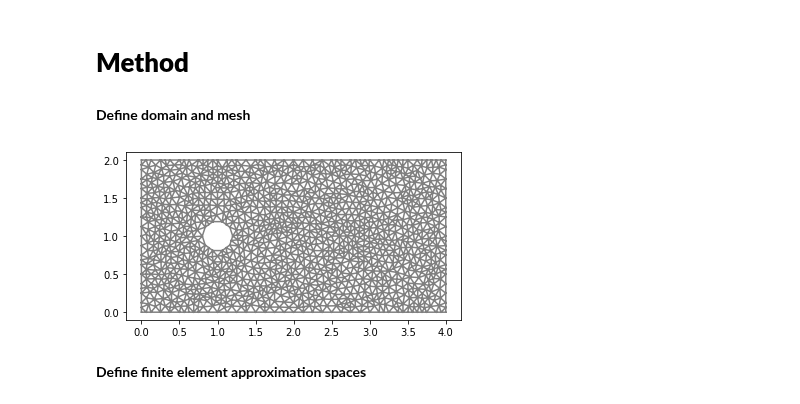
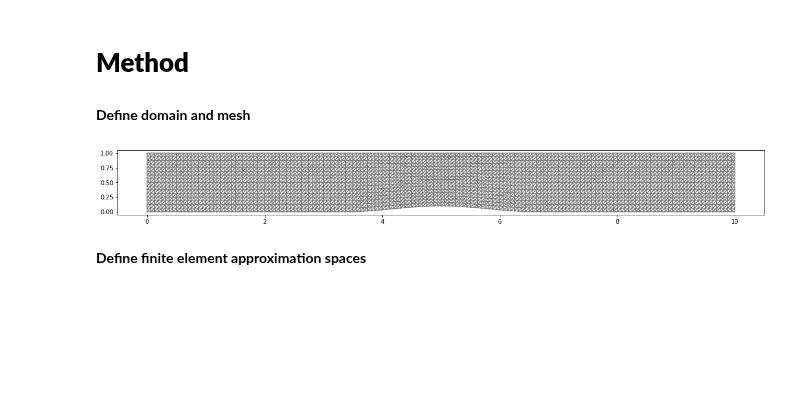
Before and after one commit to notanumber-sys/dd2365-project, a Jupyter notebook: project.ipynb, the cells around one changed output. Drawn from its saved outputs; the diff is of its cells as text; code cells hidden in the pictures; blank space fills up the shorter version.

Commit message:
fixed bottom boundary shape

```diff
--- a/project.ipynb
+++ b/project.ipynb
@@ -66,13 +66,14 @@ To read more about how to use similar methods for more complex problems, see e.g
 **Define domain and mesh**
 # %%
 # Define rectangular domain
-L = 4
-H = 2
+L = 10
+H = 1
 
-# Define circle
-xc = 1.0
-yc = 0.5*H
-rc = 0.2
+# Define bump
+B0 = H/10
+r = L/6
+bottom_shape = Expression("B0*pow(cos(pi*(x[0] - L/2)/(2*r)), 2.0)*(abs(x[0] - L/2) < r)", B0=B0, L=L, r=r, degree=2)
+shape_displacement = Expression(("0", "(B0*pow(cos(pi*(x[0] - L/2)/(2*r)), 2.0)*(abs(x[0] - L/2) < r))*((H - x[1])/H)"), B0=B0, L=L, r=r, H=H, degree=2)
 
 # Define subdomains (for boundary conditions)
 class Left(SubDomain):
@@ -85,46 +86,47 @@ class Right(SubDomain):
 
 class Lower(SubDomain):
     def inside(self, x, on_boundary):
-        return near(x[1], 0.0)
+        return near(x[1], bottom_shape(x))
 
 class Upper(SubDomain):
     def inside(self, x, on_boundary):
         return near(x[1], H)
 
 left = Left()
 right = Right()
 lower = Lower()
 upper = Upper()
 
-# Generate mesh (examples with and without a hole in the mesh)
-resolution = 32
-#mesh = RectangleMesh(Point(0.0, 0.0), Point(L, H), L*resolution, H*resolution)
-mesh = generate_mesh(Rectangle(Point(0.0,0.0), Point(L,H)) - Circle(Point(xc,yc),rc), resolution)
+# Generate mesh
+resolution = 16
+mesh = RectangleMesh(Point(0.0, 0.0), Point(L, H), L*resolution, H*resolution)
 
 # Local mesh refinement (specified by a cell marker)
 no_levels = 0
 for i in range(0,no_levels):
   cell_marker = MeshFunction("bool", mesh, mesh.topology().dim())
   for cell in cells(mesh):
     cell_marker[cell] = False
     p = cell.midpoint()
     if p.distance(Point(xc, yc)) < 1.0:
         cell_marker[cell] = True
   mesh = refine(mesh, cell_marker)
 
 # Define mesh functions (for boundary conditions)
 boundaries = MeshFunction("size_t", mesh, mesh.topology().dim()-1)
 boundaries.set_all(0)
 left.mark(boundaries, 1)
 right.mark(boundaries, 2)
 lower.mark(boundaries, 3)
 upper.mark(boundaries, 4)
 
-plt.figure()
+ALE.move(mesh, shape_displacement)
+
+plt.figure(figsize=(20, 2))
 plot(mesh)
 plt.show()
 # %% [output]
-[figure, old version]
+[figure, new version]
 # %% [markdown]
 **Define finite element approximation spaces**
 # %%
```
